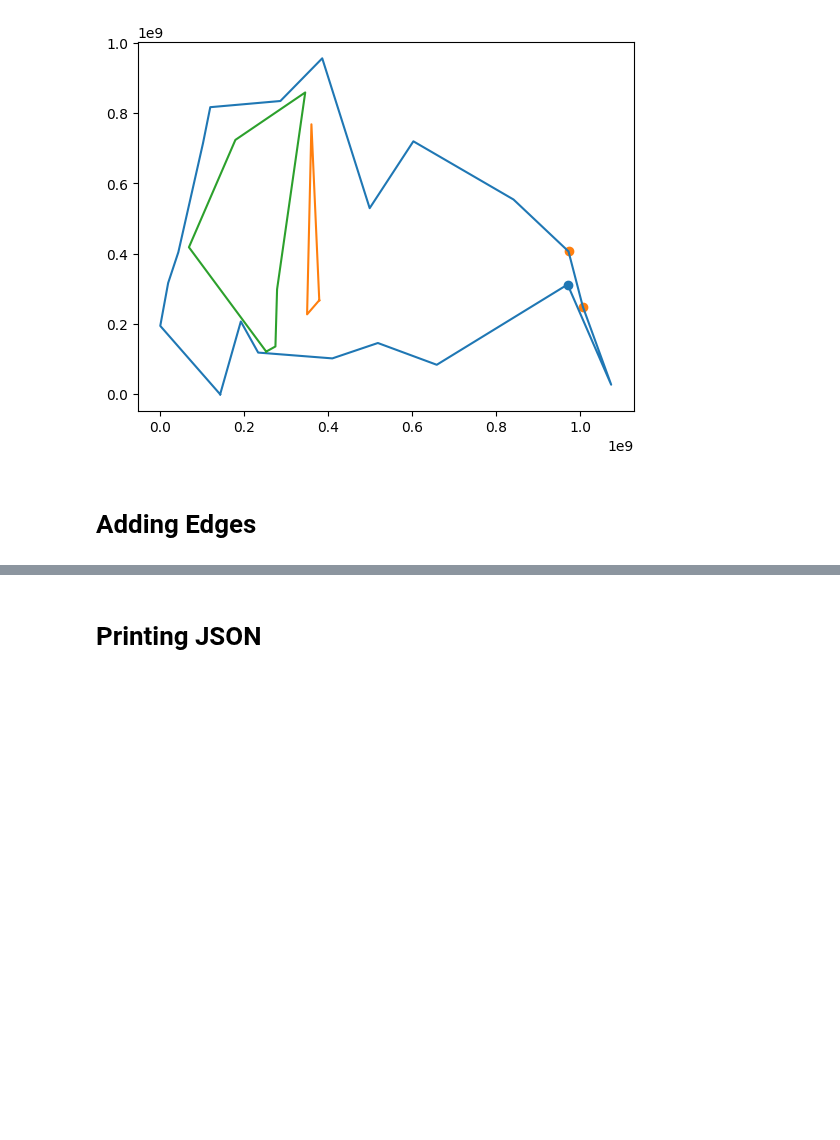
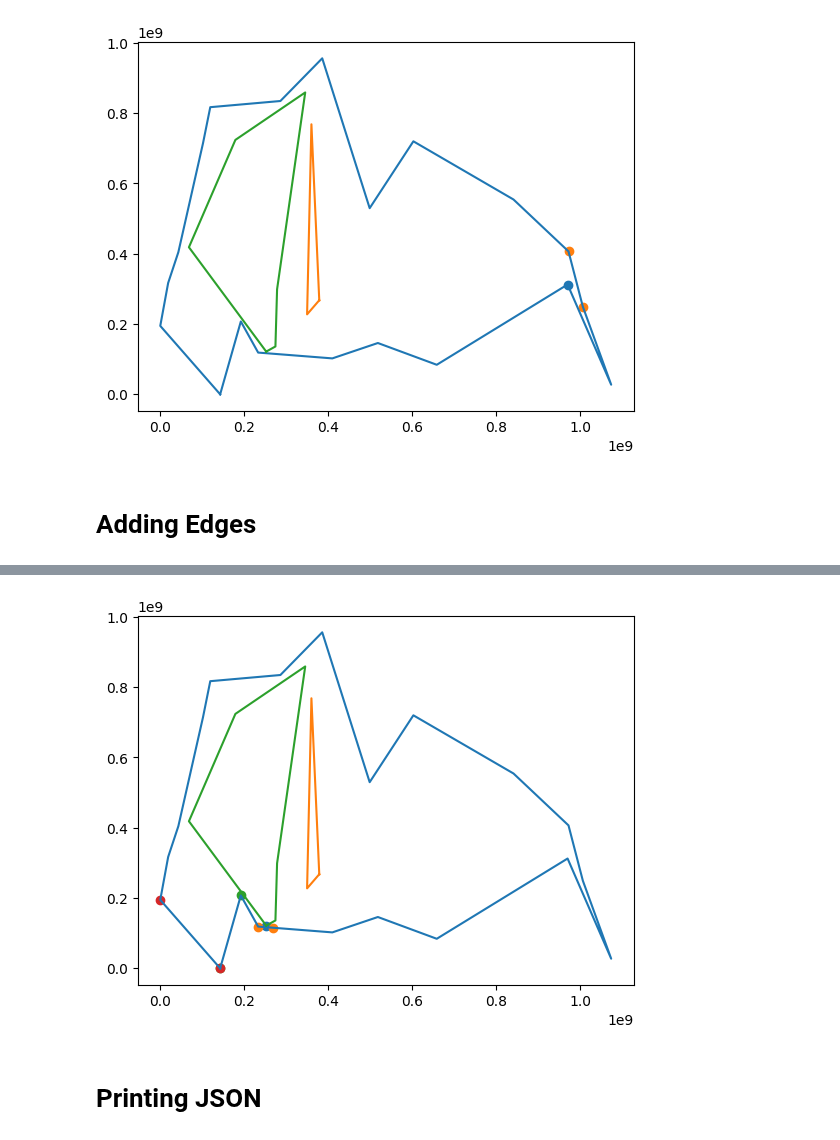
Before and after one commit to theodle/2IMA15-project, a Jupyter notebook: prototyping.ipynb, the cells around one changed output, grey strips where cells are left out. Drawn from its saved outputs; the diff is of its cells as text; code cells hidden in the pictures; blank space fills up the shorter version.

```diff
--- a/prototyping.ipynb
+++ b/prototyping.ipynb
@@ -1132,3 +1136,16 @@ plt.show()
+# %%
+polygon_plt()
+
+plt.scatter(reflex.coordinate[0], reflex.coordinate[1])
+
+for e,d in stat_at[0]:
+    xs = [e.pt1.coordinate[0], e.pt2.coordinate[0]]
+    ys = [e.pt1.coordinate[1], e.pt2.coordinate[1]]
+    plt.scatter(xs,ys)
+
+plt.show()
+# %% [output]
+[figure, added]
 # %% [markdown]
 # Printing JSON
 # %%
```
Also changed, not shown: parts of 6 cells of this notebook.
